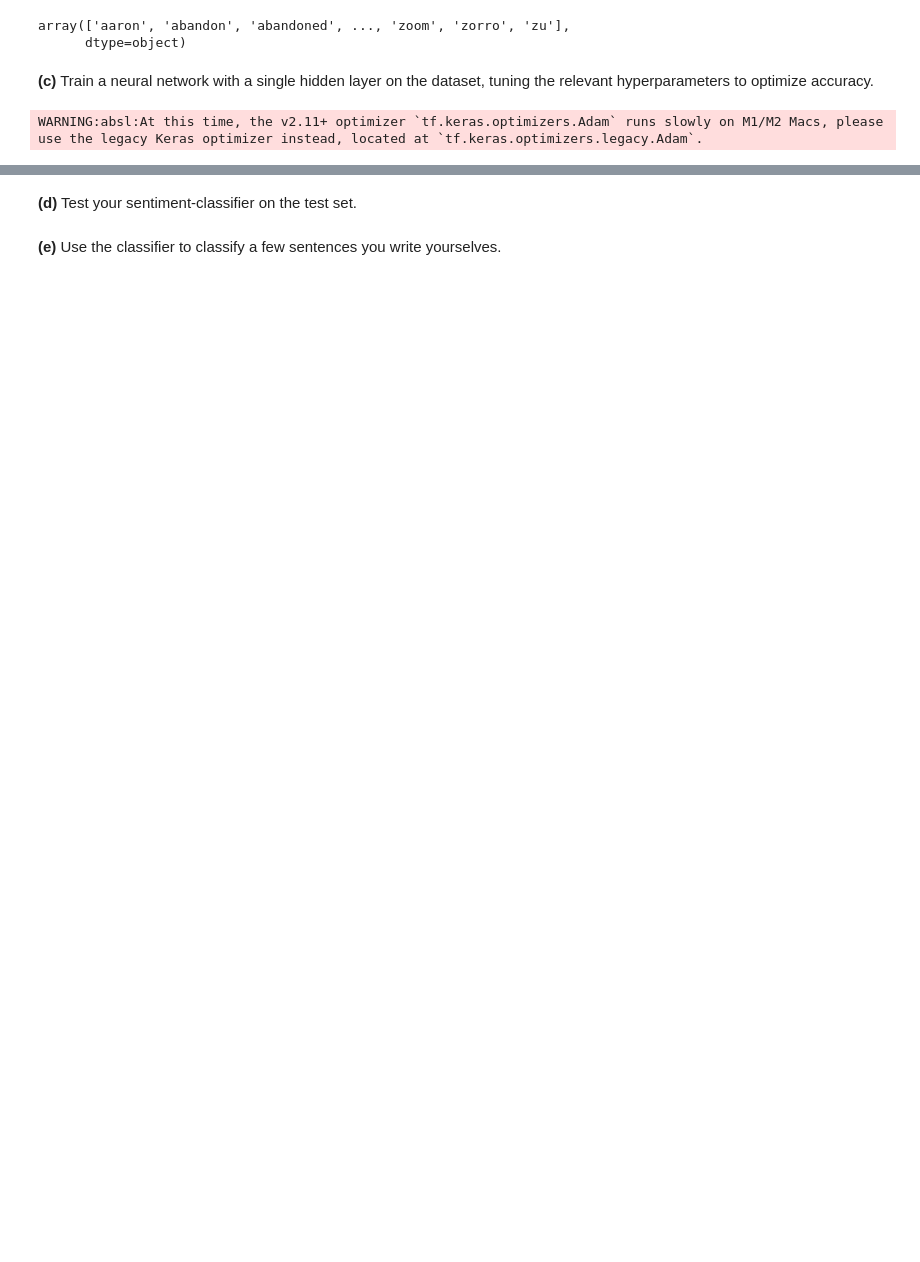
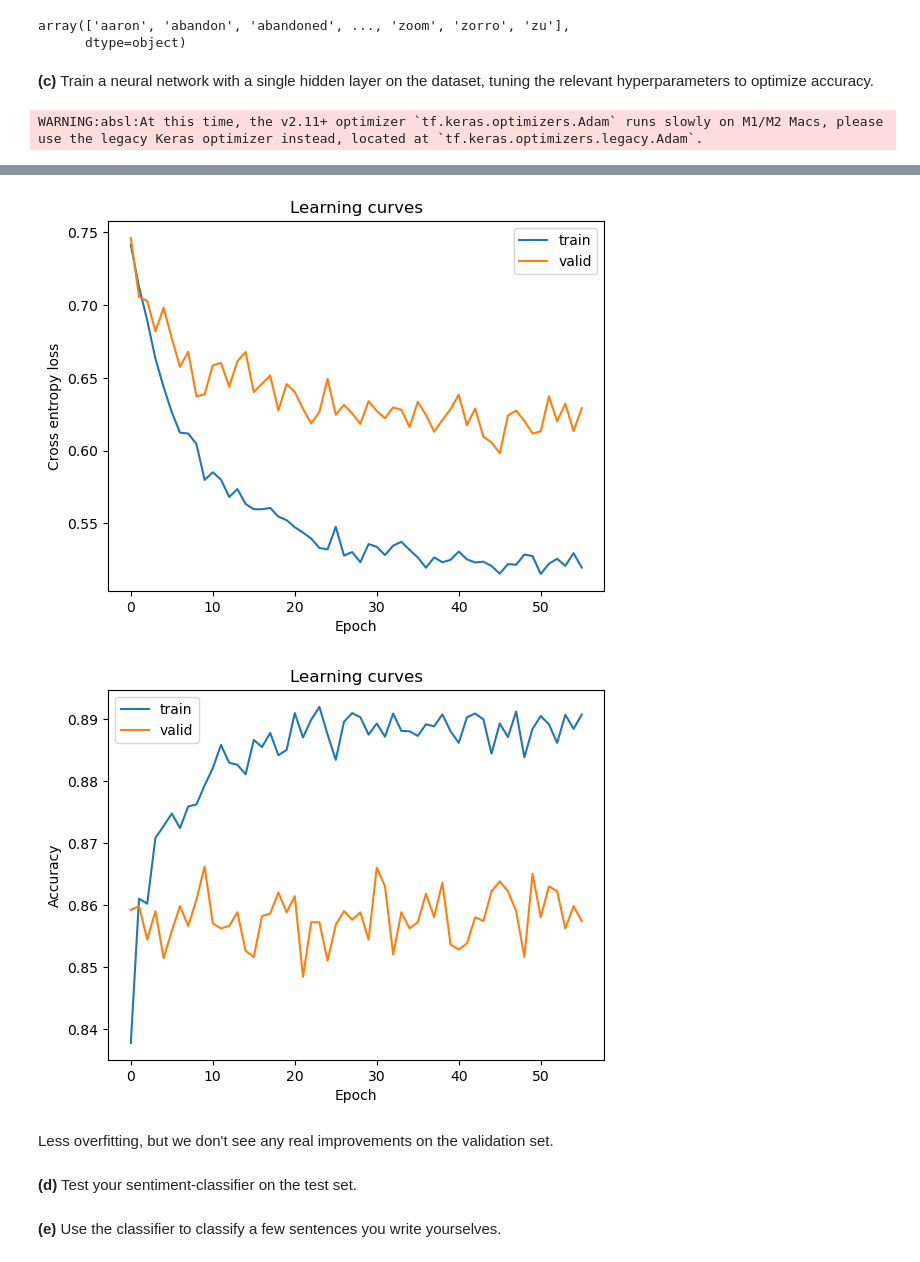
Before and after one commit to michaelbui99/mal-assignment-5, a Jupyter notebook: Neural networks I - Sentiment analysis.ipynb, the cells around one changed output, grey strips where cells are left out. Saved outputs shown, nothing was run; the diff lists cells and outputs as text; code cells hidden in the pictures; blank space fills up the shorter version.

```diff
--- a/Neural networks I - Sentiment analysis.ipynb
+++ b/Neural networks I - Sentiment analysis.ipynb
@@ -142,0 +226,11 @@ plt.show()
+# %%
+from tensorflow.keras import regularizers
+callback = tf.keras.callbacks.EarlyStopping(monitor = 'val_loss', patience = 10)
+
+network = tf.keras.Sequential([
+    tf.keras.layers.Dense(units=100, input_dim=X.shape[1], kernel_regularizer=regularizers.l2(0.001),activation='relu'),
+    tf.keras.layers.Dropout(0.2),
+    tf.keras.layers.Dense(units=1, activation='sigmoid')
+])
+
+network.compile(loss = 'binary_crossentropy', optimizer = tf.keras.optimizers.Adam(learning_rate = 0.005), metrics = ['accuracy'])
@@ -142,0 +239,5 @@ plt.show()
+# %%
+history = network.fit(X_train, y_train,
+                    epochs = 100,
+                    validation_data=(X_validation, y_validation),
+                    callbacks = [callback])
@@ -143,3 +262,10 @@ plt.show()
+# %%
+plot_results(history)
+# %% [output]
+[figure, added]
+[figure, added]
+# %% [markdown]
+Less overfitting, but we don't see any real improvements on the validation set.
 # %% [markdown]
 **(d)** Test your sentiment-classifier on the test set.
 # %% [markdown]
```
Also changed, not shown: parts of 14 cells of this notebook.
